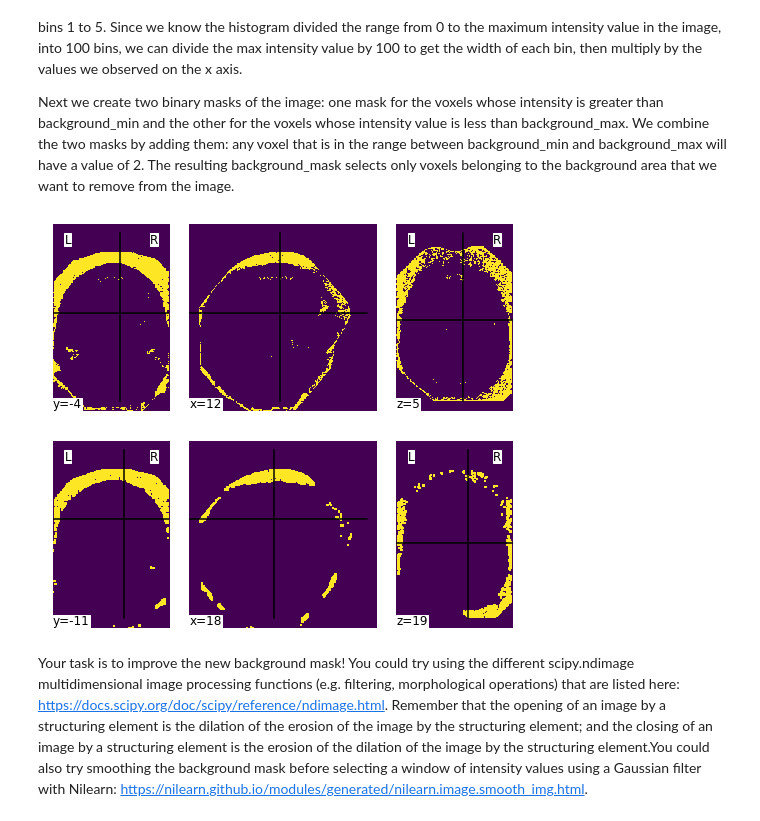
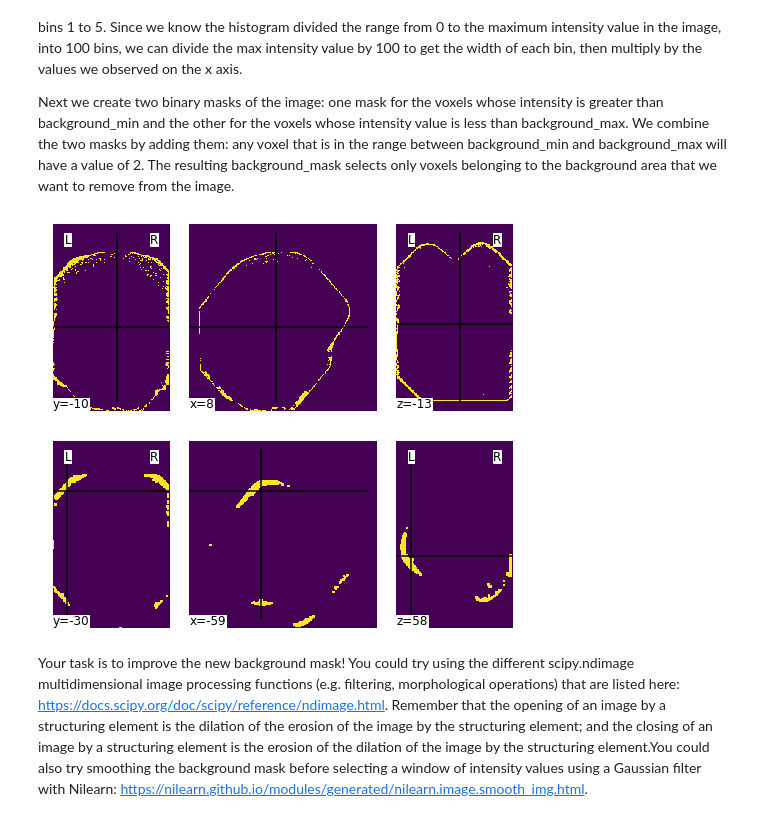
Before and after one commit to lphoogenboom/altenheim, a Jupyter notebook: Jupyter/Part_II_SC42140.ipynb, the cells around one changed output. Cells and saved outputs as stored; diff of their text form; code cells hidden in the pictures.

```diff
--- a/Jupyter/Part_II_SC42140.ipynb
+++ b/Jupyter/Part_II_SC42140.ipynb
@@ -126,23 +127,23 @@ Next we create two binary masks of the image: one mask for the voxels whose inte
 # %%
 # Basic background mask
 patientData = loadPatient(patients[4])
 patientAffine = patientData.affine
 patientData = patientData.get_fdata()
 
-background_min = ((np.max(patientData)) / num_bins) * 1
-background_max = ((np.max(patientData)) / num_bins) * 5
+background_min = ((np.max(patientData)) / num_bins) * 0
+background_max = ((np.max(patientData)) / num_bins) * 3
 background_mask = np.where(patientData > background_min, 1, 0) + np.where(patientData < background_max, 1, 0)
 background_mask = np.where(background_mask == 2, 1, 0)
 
 # Use the affine spatial transform to turn the binary mask into a NIfTI file
 #background_mask_nifti = nibabel.Nifti1Image(background_mask, affine_spatial_transform)
 background_mask_nifti = nibabel.Nifti1Image(background_mask, patientAffine)
 
 # Plot the result using Nilearn's plotting function (or a Matplotlib alternative)
 plotting.plot_img(background_mask_nifti)
 plt.show()
 # %% [output]
-[figure, old version]
+[figure, new version]
 # %%
 # Apply morphological operations to background mask
 struct = ndimage.generate_binary_structure(3, 3)
@@ -150,7 +151,8 @@ new_background_mask = ndimage.grey_opening(background_mask, structure=struct).as
 # %%
 # Plot the new background mask using NiBabel and Nilearn (or use your own slicing and plotting function)
 new_background_mask_nifti = nibabel.Nifti1Image(new_background_mask, patientAffine)
+
 plotting.plot_img(new_background_mask_nifti)
 plt.show()
 # %% [output]
-[figure, old version]
+[figure, new version]
```
Also changed, not shown: parts of 9 cells of this notebook, 36 other files.
